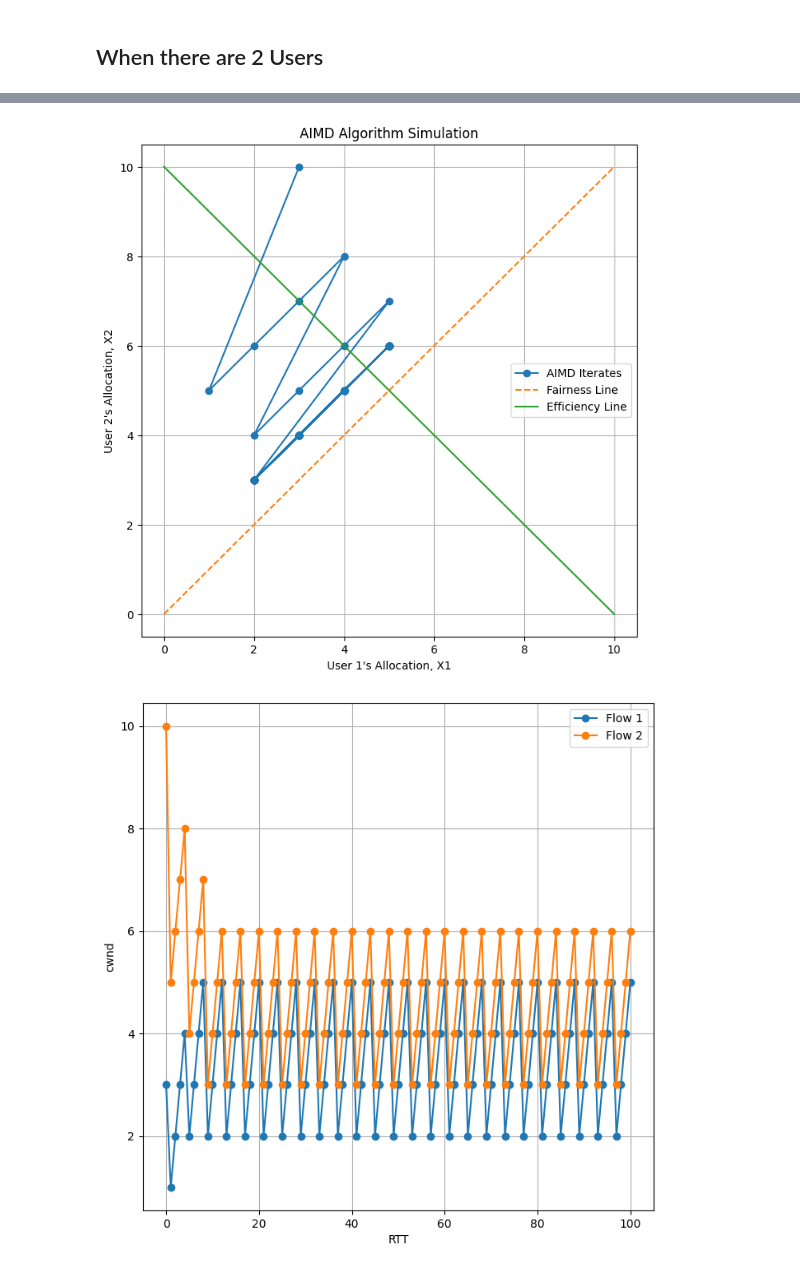
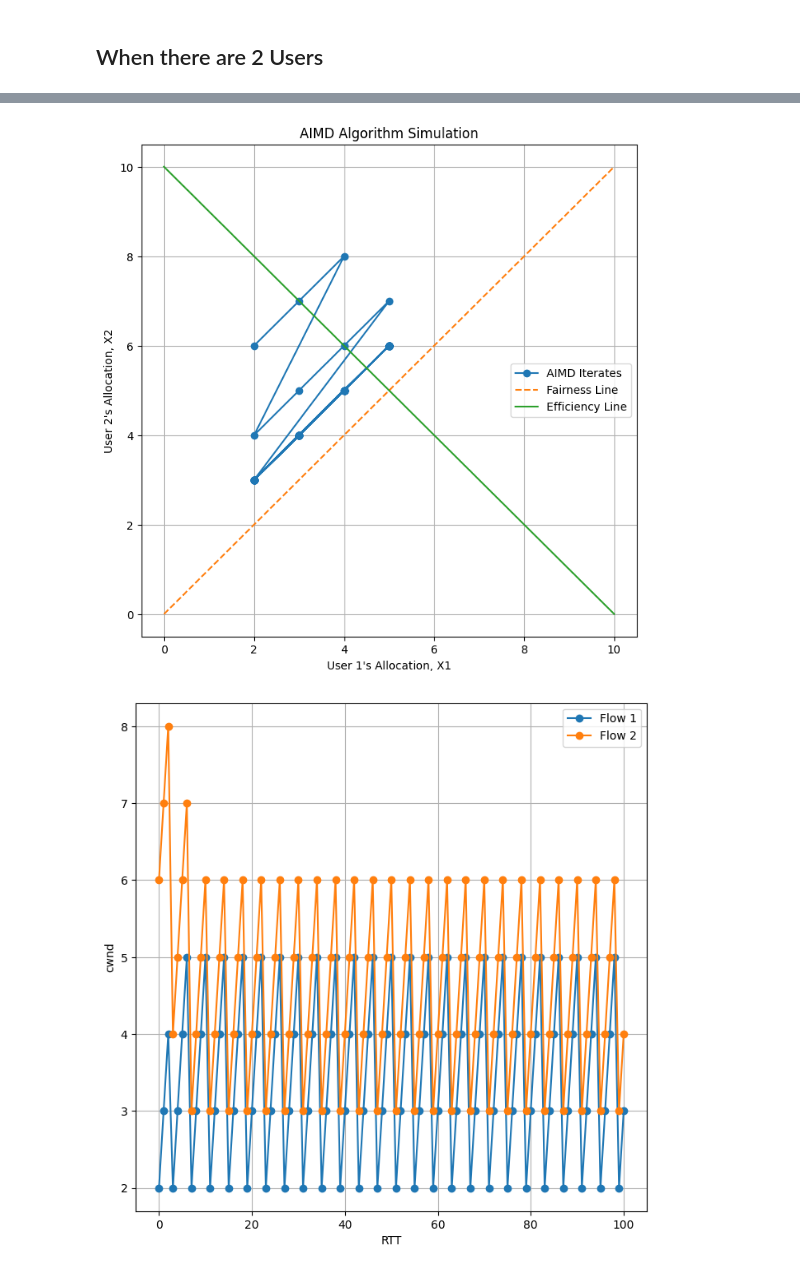
Before and after one commit to janessir/cloud_computing, a Jupyter notebook: assignment1/AIMD Tuning.ipynb, the cells around one changed output, grey strips where cells are left out. Saved outputs shown, nothing was run; the diff lists cells and outputs as text; code cells hidden in the pictures.

```diff
--- a/assignment1/AIMD Tuning.ipynb
+++ b/assignment1/AIMD Tuning.ipynb
@@ -60,7 +60,7 @@ class TuningAIMD:
 
 
     def run_simulation(self, alpha=1, beta=0.5, max_iteration=100,
-                       alpha_setting='constant', alpha_slope=1, alpha_exponent=1/3, alpha_sigmoid_scale=0.05, alpha_sigmoid_shift=5,
+                       alpha_setting='constant', alpha_exponent=1/3, alpha_sigmoid_scale=0.05, alpha_sigmoid_shift=5,
                        beta_setting='constant', beta_inv_sigmoid_min=0.1, beta_inv_sigmoid_slope=0.1, beta_inv_sigmoid_midpt=10):
         # Run for max_iterations
         for i in range(max_iteration):
@@ -68,7 +68,7 @@ class TuningAIMD:
             if sum(self.cwnd[flow][-1] for flow in range(self.num_users)) <= self.capacity:
                 # Proceed with Additive Increase
                 for flow in self.cwnd:
-                    new_flow_value = flow[-1] + alpha_value(alpha, i, flow[-1], alpha_setting, alpha_slope, alpha_exponent, alpha_sigmoid_scale, alpha_sigmoid_shift)
+                    new_flow_value = flow[-1] + alpha_value(alpha, i, flow[-1], alpha_setting, alpha_exponent, alpha_sigmoid_scale, alpha_sigmoid_shift)
                     flow.append(new_flow_value)
                 print(f'Interation {i}: Additive Increase. New flow allocations: {[flow[-1] for flow in self.cwnd]}')
 
@@ -91,7 +91,7 @@ class TuningAIMD:
         # Plot
         self.plot_simulation()
 
-def alpha_value(alpha_initial, iteration, prev_cwnd, setting='constant', slope=1, exponent=1/3, sigmoid_scale=0.05,sigmoid_shift=5):
+def alpha_value(alpha_initial, iteration, prev_cwnd, setting='constant', exponent=1/3, sigmoid_scale=0.05,sigmoid_shift=5):
 
     # ==== Linear increase ====
     # Constant increase (simplest case)
@@ -111,9 +111,6 @@ def alpha_value(alpha_initial, iteration, prev_cwnd, setting='constant', slope=1
     if setting == 'sigmoid-incr':
         return floor(alpha_initial*(1 + np.exp(-sigmoid_scale * (prev_cwnd - sigmoid_shift))))
 
-    # Increasing with Time t (ie iteration)
-    if setting == 'incr-with-time':
-        return floor(alpha_initial + slope*iteration)
 
 def beta_value(beta_initial, iteration, prev_cwnd, setting='constant', inv_sigmoid_min=0.1, inv_sigmoid_slope=0.1, inv_sigmoid_midpt=10):
 
@@ -137,6 +134,6 @@ def beta_value(beta_initial, iteration, prev_cwnd, setting='constant', inv_sigmo
 # Constant Alpha Increase
 
 seed(1)
-e1 = TuningAIMD(num_users=2)
+e1 = TuningAIMD(num_users=2, initial_cwnd=(2,6))
 e1.run_simulation(alpha=1, beta=0.5, alpha_setting='constant', max_iteration=100)
 # %% [output]
@@ -160,2 +157,2 @@ User 2: 6
-[figure, old version]
+[figure, new version]
-[figure, old version]
+[figure, new version]
```
Also changed, not shown: parts of 15 cells of this notebook.
